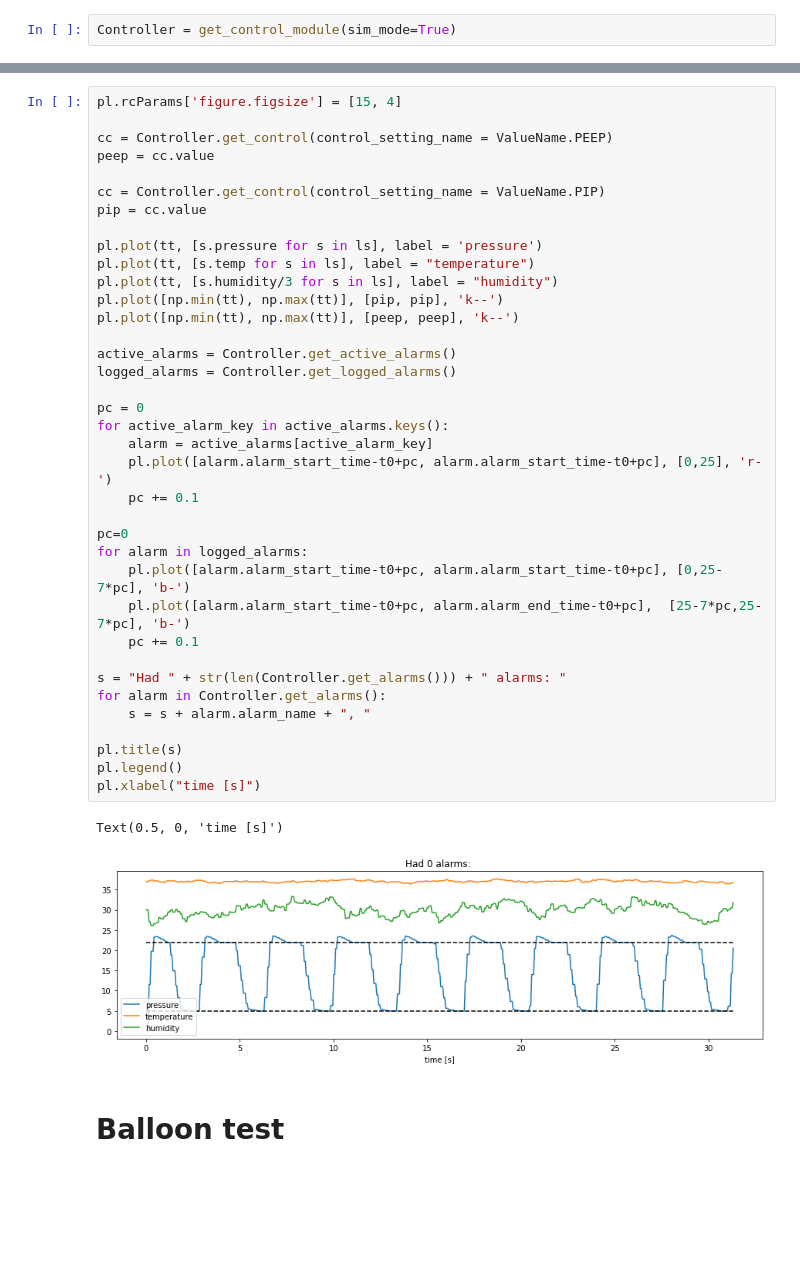
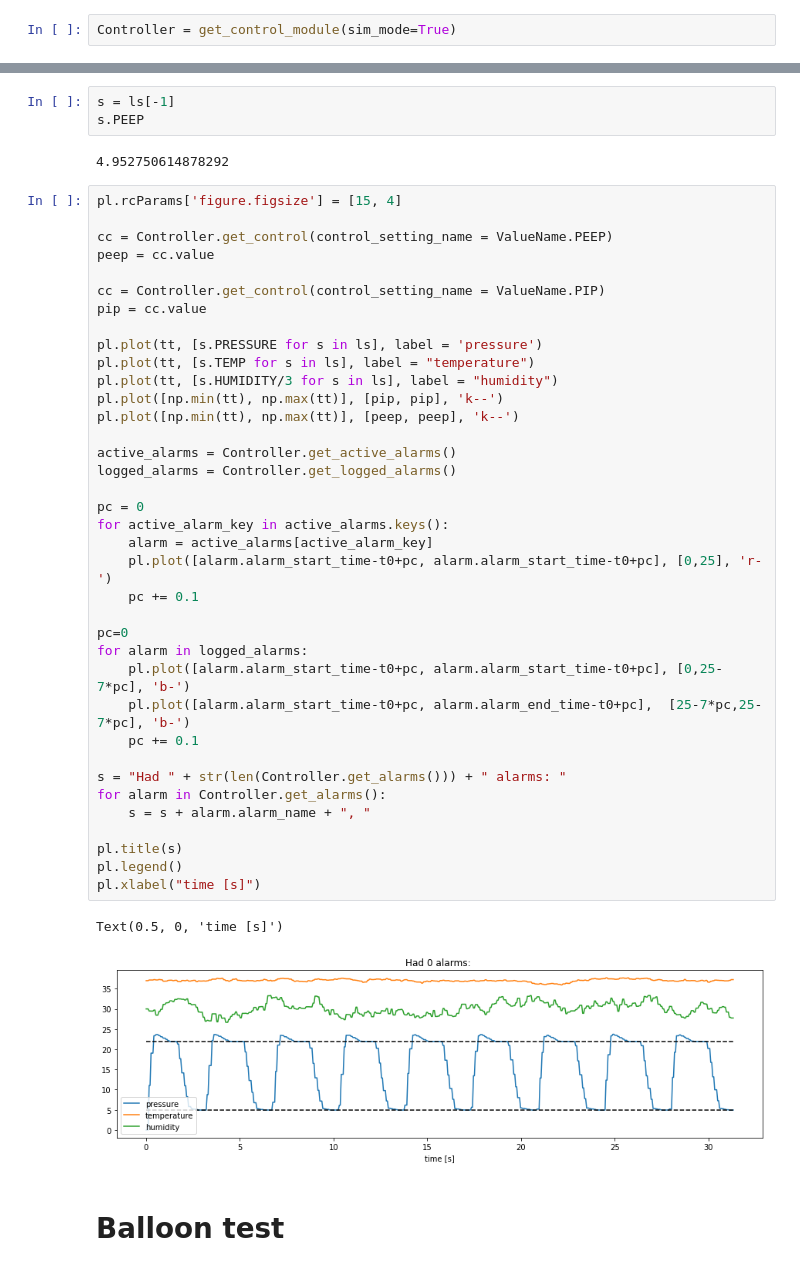
Before and after one commit to CohenLabPrinceton/pvp, a Jupyter notebook: sandbox/testPIDControllerClass.ipynb, the cells around one changed output, grey strips where cells are left out. Cells and saved outputs as stored; diff of their text form; blank space fills up the shorter version.

```diff
--- a/sandbox/testPIDControllerClass.ipynb
+++ b/sandbox/testPIDControllerClass.ipynb
@@ -46,3 +46,8 @@ Controller.stop()
+# %%
+s = ls[-1]
+s.PEEP
+# %% [output]
+4.952750614878292
 # %%
 pl.rcParams['figure.figsize'] = [15, 4]
 
@@ -52,37 +57,37 @@ peep = cc.value
 cc = Controller.get_control(control_setting_name = ValueName.PIP)
 pip = cc.value
 
-pl.plot(tt, [s.pressure for s in ls], label = 'pressure')
-pl.plot(tt, [s.temp for s in ls], label = "temperature")
-pl.plot(tt, [s.humidity/3 for s in ls], label = "humidity")
+pl.plot(tt, [s.PRESSURE for s in ls], label = 'pressure')
+pl.plot(tt, [s.TEMP for s in ls], label = "temperature")
+pl.plot(tt, [s.HUMIDITY/3 for s in ls], label = "humidity")
 pl.plot([np.min(tt), np.max(tt)], [pip, pip], 'k--')
 pl.plot([np.min(tt), np.max(tt)], [peep, peep], 'k--')
 
 active_alarms = Controller.get_active_alarms()
 logged_alarms = Controller.get_logged_alarms()
 
 pc = 0
 for active_alarm_key in active_alarms.keys():
     alarm = active_alarms[active_alarm_key]
     pl.plot([alarm.alarm_start_time-t0+pc, alarm.alarm_start_time-t0+pc], [0,25], 'r-')
     pc += 0.1
 
 pc=0
 for alarm in logged_alarms:
     pl.plot([alarm.alarm_start_time-t0+pc, alarm.alarm_start_time-t0+pc], [0,25-7*pc], 'b-')
     pl.plot([alarm.alarm_start_time-t0+pc, alarm.alarm_end_time-t0+pc],  [25-7*pc,25-7*pc], 'b-')
     pc += 0.1
 
 s = "Had " + str(len(Controller.get_alarms())) + " alarms: "
 for alarm in Controller.get_alarms():
     s = s + alarm.alarm_name + ", "
 
 pl.title(s)
 pl.legend()
 pl.xlabel("time [s]")
 # %% [output]
 Text(0.5, 0, 'time [s]')
-[figure, old version]
+[figure, new version]
 # %% [markdown]
 # Balloon test
 # %%
```
Also changed, not shown: parts of 1 cell of this notebook, 1 other file.
